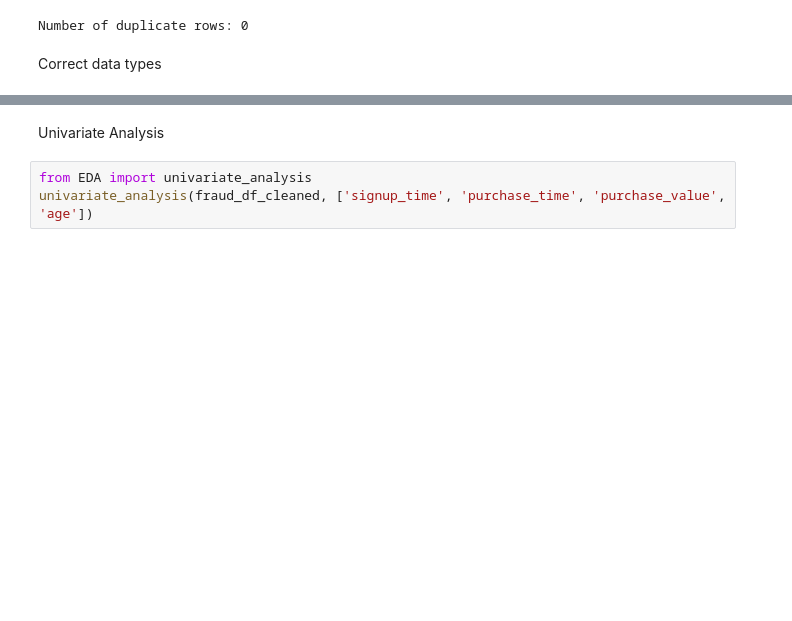
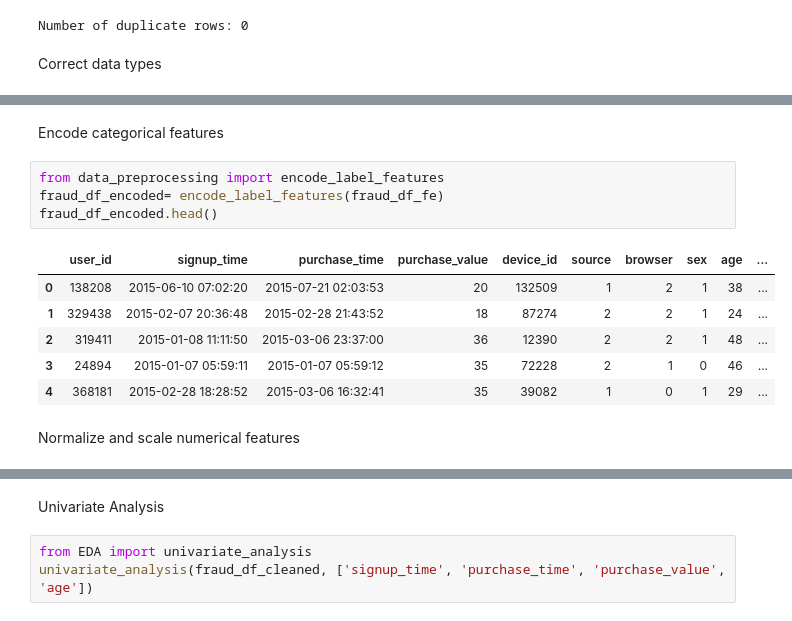
Before and after one commit to Eyobgithubc/EagleEye_Fraud_Detection-, a Jupyter notebook: notebooks/data_prep_analysis.ipynb, the cells around one changed output, grey strips where cells are left out. Drawn from its saved outputs; the diff is of its cells as text; blank space fills up the shorter version.

```diff
--- a/notebooks/data_prep_analysis.ipynb
+++ b/notebooks/data_prep_analysis.ipynb
@@ -86,0 +132,15 @@ dtype: object
+# %% [markdown]
+Encode categorical features
+# %%
+from data_preprocessing import encode_label_features
+fraud_df_encoded= encode_label_features(fraud_df_fe)
+fraud_df_encoded.head()
+# %% [output]
+|  | user_id | signup_time | purchase_time | purchase_value | device_id | source | browser | sex | age | ... |
+| 0 | 138208 | 2015-06-10 07:02:20 | 2015-07-21 02:03:53 | 20 | 132509 | 1 | 2 | 1 | 38 | ... |
+| 1 | 329438 | 2015-02-07 20:36:48 | 2015-02-28 21:43:52 | 18 | 87274 | 2 | 2 | 1 | 24 | ... |
+| 2 | 319411 | 2015-01-08 11:11:50 | 2015-03-06 23:37:00 | 36 | 12390 | 2 | 2 | 1 | 48 | ... |
+| 3 | 24894 | 2015-01-07 05:59:11 | 2015-01-07 05:59:12 | 35 | 72228 | 2 | 1 | 0 | 46 | ... |
+| 4 | 368181 | 2015-02-28 18:28:52 | 2015-03-06 16:32:41 | 35 | 39082 | 1 | 0 | 1 | 29 | ... |
+# %% [markdown]
+Normalize and scale numerical features
```
Also changed, not shown: parts of 22 cells of this notebook, 3 other files.
